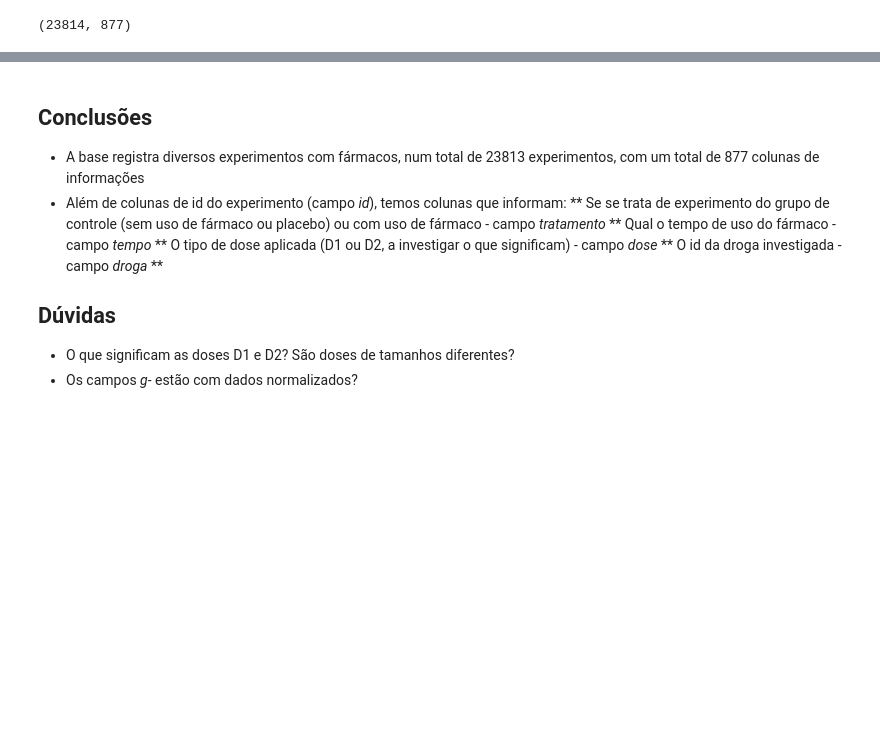
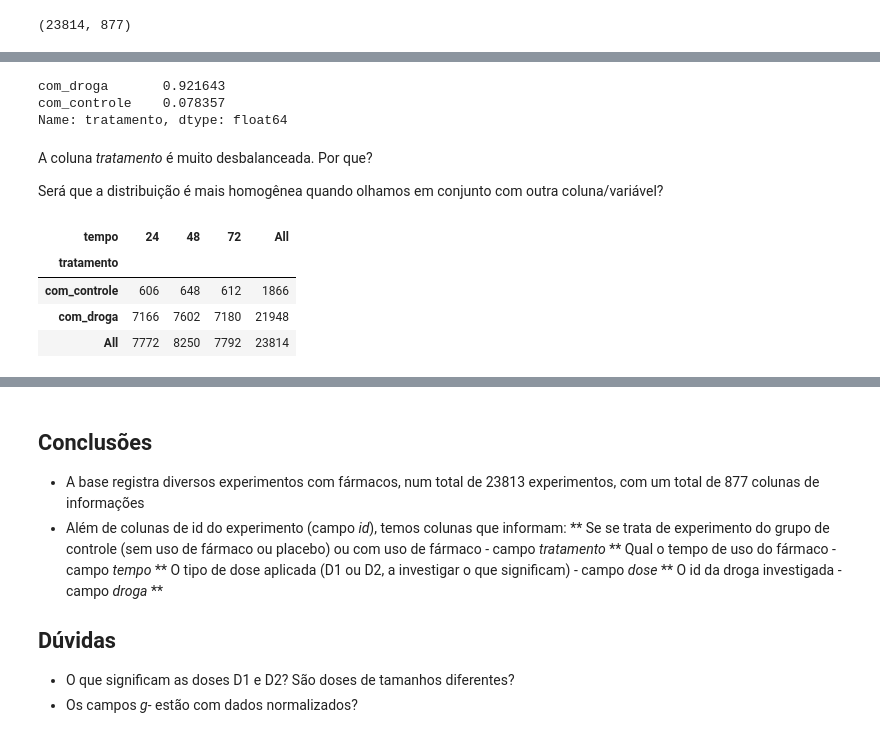
Before and after one commit to llrt/alura-imersaodados3, a Jupyter notebook: alura_imersaodados3_aula1.ipynb, the cells around one changed output, grey strips where cells are left out. Drawn from its saved outputs; the diff is of its cells as text; code cells hidden in the pictures; blank space fills up the shorter version.

```diff
--- a/alura_imersaodados3_aula1.ipynb
+++ b/alura_imersaodados3_aula1.ipynb
@@ -57,0 +81,18 @@ dados.tail(n=10) # 10 últimas linhas da base
+# %%
+dados['tratamento'].value_counts(normalize=True) # qual a proporção entre os valores únicos encontrados
+# %% [output]
+com_droga       0.921643
+com_controle    0.078357
+Name: tratamento, dtype: float64
+# %% [markdown]
+A coluna _tratamento_ é muito desbalanceada. Por que?
+
+Será que a distribuição é mais homogênea quando olhamos em conjunto com outra coluna/variável?
+# %%
+pd.crosstab(dados.tratamento, dados.tempo, margins=True) # gera uma tabela cruzando valores das colunas selecionadas
+# %% [output]
+| tempo | 24 | 48 | 72 | All |
+| tratamento |  |  |  |  |
+| com_controle | 606 | 648 | 612 | 1866 |
+| com_droga | 7166 | 7602 | 7180 | 21948 |
+| All | 7772 | 8250 | 7792 | 23814 |
```
Also changed, not shown: parts of 16 cells of this notebook.
